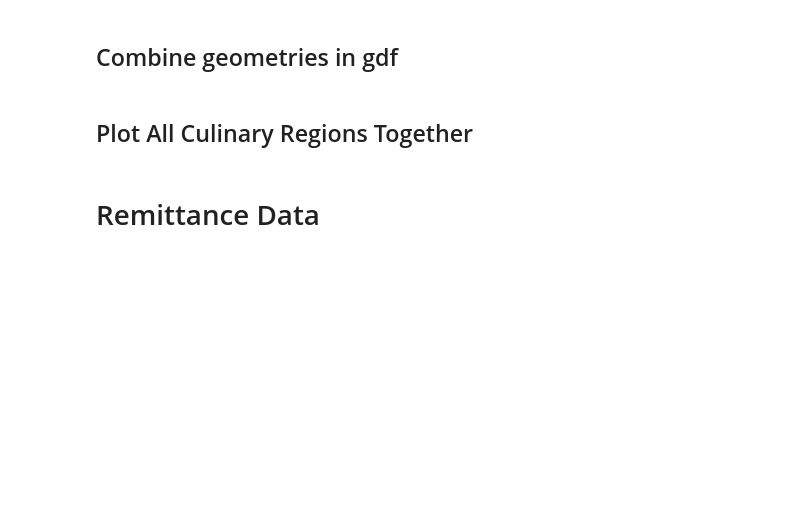
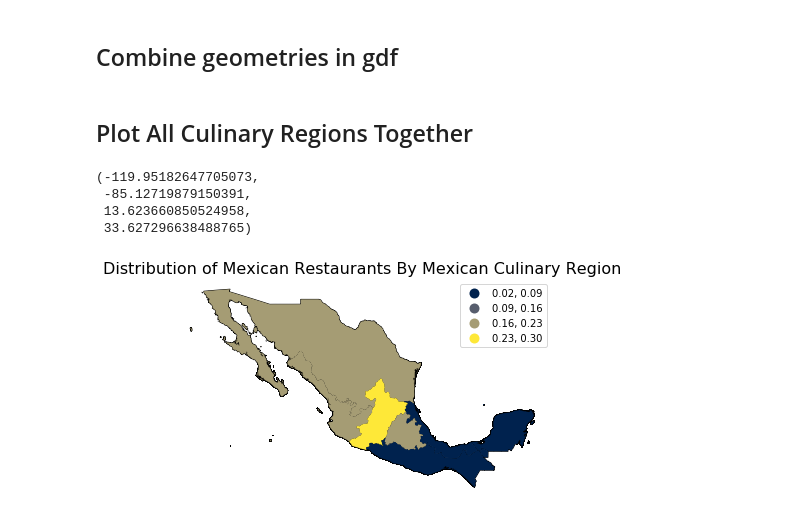
Before and after one commit to gregfeliu/Mexican_Immigration_Through_Restaurant_Names, a Jupyter notebook: notebooks/5.Maps.ipynb, the cells around one changed output. Cells and saved outputs as stored; diff of their text form; code cells hidden in the pictures; blank space fills up the shorter version.

```diff
--- a/notebooks/5.Maps.ipynb
+++ b/notebooks/5.Maps.ipynb
@@ -237,17 +309,21 @@ percentiles_cul_reg = mc.Percentiles(cul_reg_gdf_w_pct['Percentage'], pct=[10])
 # cul_reg_gdf_w_pct.plot(column='Percentage', scheme='EqualInterval', k=3, figsize=(16, 9),
 #                       legend=True)
 # %%
-# # DECILES
-# fig, ax = plt.subplots(1, figsize=(8,4))
-# ax.set_aspect('equal')
-# cul_reg_gdf_w_pct.plot(color='white', edgecolor='black', ax=ax)
-# cul_reg_gdf_w_pct.plot(column='Percentage', cmap = 'cividis', legend=True,
-#               scheme='equal_interval', ax=ax, k=4)
-# #               ,classification_kwds=dict(bins=percentiles_cul_reg))
-# ax.set_title("Distribution of Mexican Restaurants By Mexican Culinary Region",fontsize=16)
-# ax.axis('off')
+# DECILES
+fig, ax = plt.subplots(1, figsize=(8,4))
+ax.set_aspect('equal')
+cul_reg_gdf_w_pct.plot(color='white', edgecolor='black', ax=ax)
+cul_reg_gdf_w_pct.plot(column='Percentage', cmap = 'cividis', legend=True,
+              scheme='equal_interval', ax=ax, k=4)
+#               ,classification_kwds=dict(bins=percentiles_cul_reg))
+ax.set_title("Distribution of Mexican Restaurants By Mexican Culinary Region",fontsize=16)
+ax.axis('off')
 
 # # plt.savefig("../my_saved_data/Map_of_all_restaurants_and_their_culinary_regions2.png",
 # #             pad_inches='tight', orientation='landscape')
+# %% [output]
+(-119.95182647705073,
+ -85.12719879150391,
+ 13.623660850524958,
+ 33.627296638488765)
+[figure, added]
-# %% [markdown]
-# Remittance Data
```
Also changed, not shown: parts of 13 cells of this notebook, 2 other files.
